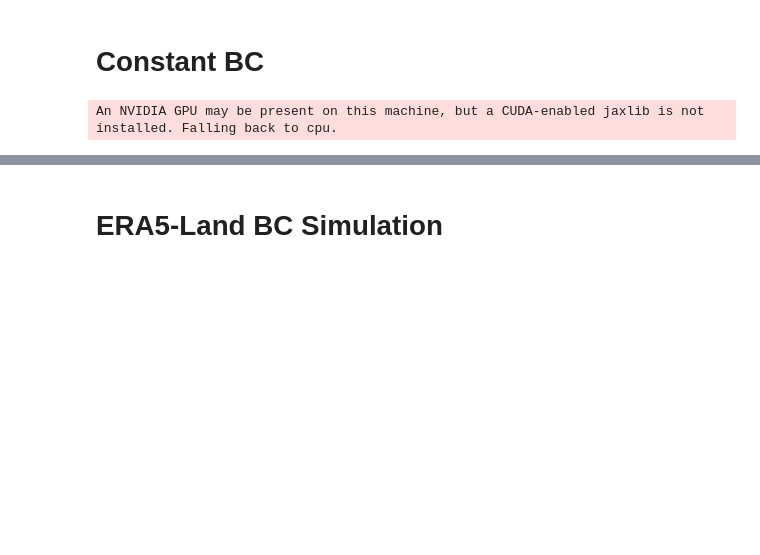
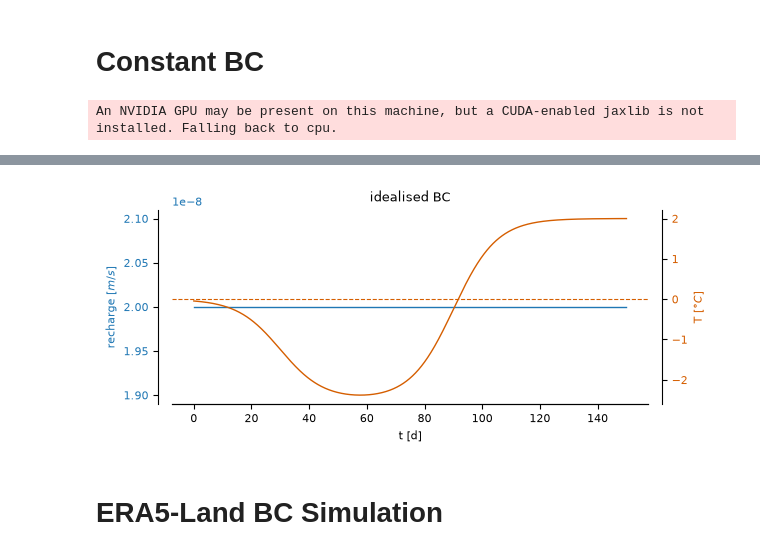
Before and after one commit to AnneMariaVera/CryoRich_AD, a Jupyter notebook: notebooks/Visualise_Results.ipynb, the cells around one changed output, grey strips where cells are left out. Cells and saved outputs as stored; diff of their text form; code cells hidden in the pictures; blank space fills up the shorter version.

```diff
--- a/notebooks/Visualise_Results.ipynb
+++ b/notebooks/Visualise_Results.ipynb
@@ -45,3 +71,40 @@ fig.savefig("../figures/Simulations_Paper/Constant/const_cum_flow.png", dpi=300)
+# %%
+import numpy as np
+import matplotlib.pyplot as plt
+
+# --- constant-BC tanh ramp forcing (same formula as Constant_*.ipynb cell 04c2d77c) ---
+T_cold, T_warm = -2.5, 2.0
+t1, w1 = 30.0, 15.0   # cooling transition centered day 30, ~30 d wide
+t2, w2 = 90.0, 15.0   # warming transition centered day 90, ~30 d wide
+t_const = np.linspace(0, 150, 1000)
+s_cool = 0.5 * (1 + np.tanh((t_const - t1) / w1))
+s_warm = 0.5 * (1 + np.tanh((t_const - t2) / w2))
+T_const = 0.0 + (T_cold - 0.0) * s_cool + (T_warm - T_cold) * s_warm
+q_const = 2e-8 * np.ones_like(t_const)
+
+cm = 1/2.54  # centimeters in inches
+fig, ax = plt.subplots(1, figsize=(16*cm, 7*cm))
+
+ax.set_title("idealised BC")
+ax.plot(t_const, q_const, color='tab:blue', linewidth=1)
+ax.set_ylabel('recharge $[m/s]$', color='tab:blue')
+ax.tick_params(axis='y', labelcolor='tab:blue')
+ax.set_xlabel('t [d]')
+ax.spines[['top','right']].set_visible(False)
+
+ax_cp = ax.twinx()
+ax_cp.plot(t_const, T_const, color="#D55E00", linewidth=1)
+ax_cp.set_ylabel('T $[°C]$', color="#D55E00")
+ax_cp.tick_params(axis='y', labelcolor="#D55E00")
+ax_cp.axhline(0, color="#D55E00", linestyle='--', linewidth=0.8)
+ax_cp.spines[['top','left']].set_visible(False)
+ax.spines['left'].set_position(('outward', 10))
+ax_cp.spines['right'].set_position(('outward', 10))
+
+fig.tight_layout()
+fig.savefig("../figures/Simulations_Paper/Constant/forcing_comparison.png", dpi=600)
+# %% [output]
+[figure, added]
 # %% [markdown]
 # ERA5-Land BC Simulation
 # %%
```
Also changed, not shown: parts of 17 cells of this notebook, 20 other files.
